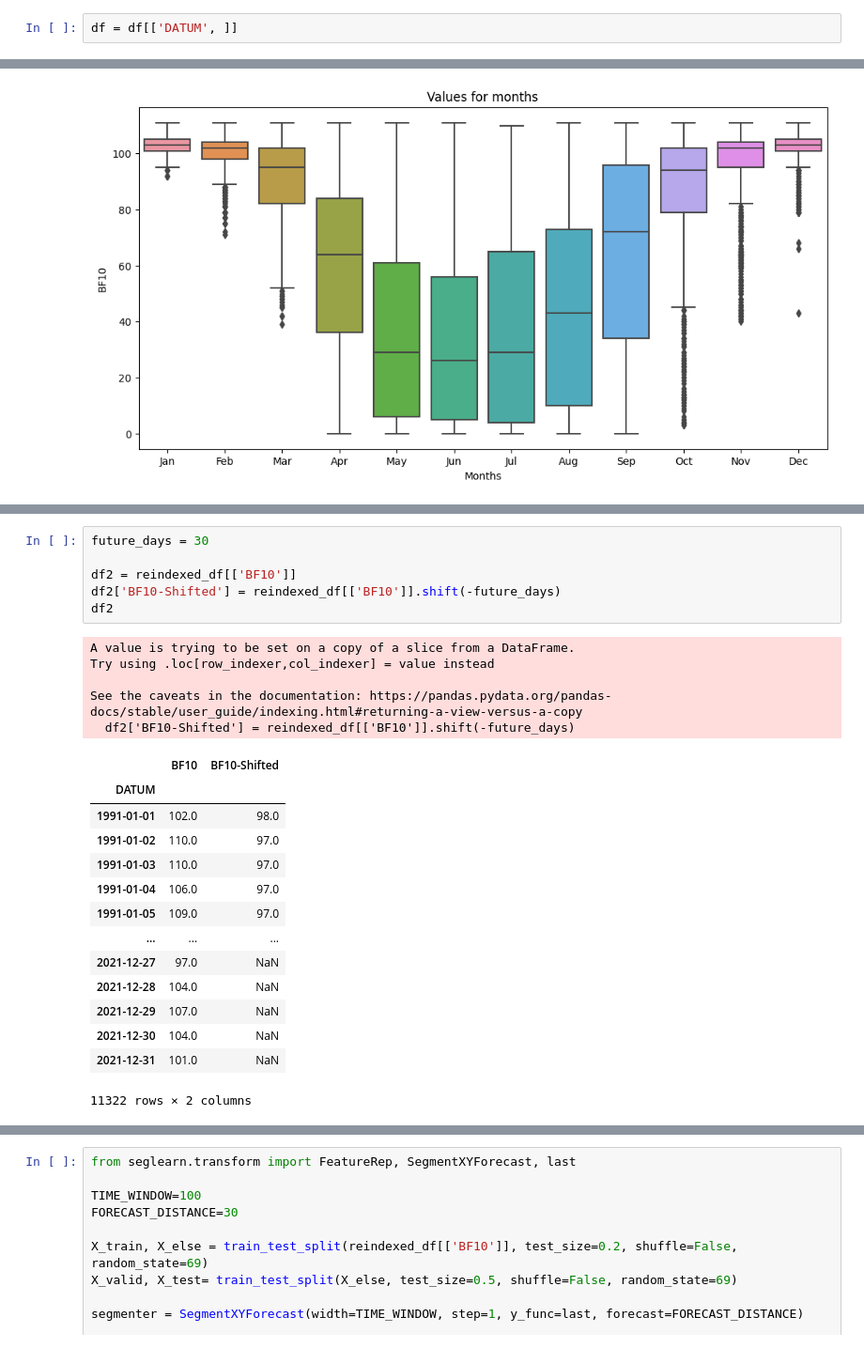
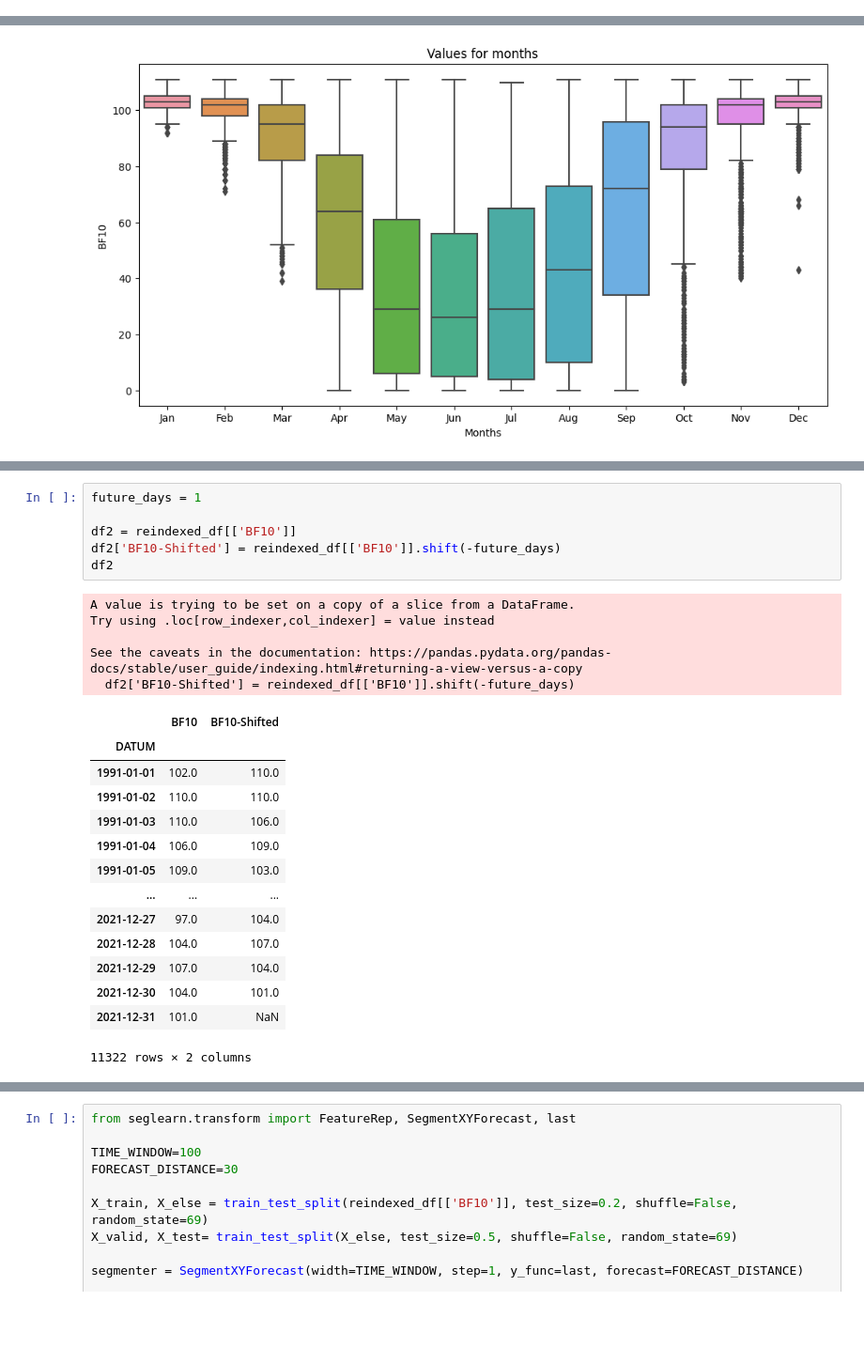
Before and after one commit to RompfRobert/Machine_Learning_and_Deep_Learning, a Jupyter notebook: Capstone-Project/test.ipynb, the cells around one changed output, grey strips where cells are left out. Shown: that part at 94% size. Saved outputs shown, nothing was run; the diff lists cells and outputs as text; blank space fills up the shorter version.

```diff
--- a/Capstone-Project/test.ipynb
+++ b/Capstone-Project/test.ipynb
@@ -40,5 +32,3 @@ Data columns (total 8 columns):
  7   BF10         35672 non-null  int64
 dtypes: datetime64[ns](1), float64(4), int64(3)
 memory usage: 2.2 MB
-# %%
-df = df[['DATUM', ]]
@@ -128,27 +100,27 @@ plt.show()
 # %%
-future_days = 30
+future_days = 1
 
 df2 = reindexed_df[['BF10']]
 df2['BF10-Shifted'] = reindexed_df[['BF10']].shift(-future_days)
 df2
 # %% [output]
 A value is trying to be set on a copy of a slice from a DataFrame.
 Try using .loc[row_indexer,col_indexer] = value instead
 
 See the caveats in the documentation: https://pandas.pydata.org/pandas-docs/stable/user_guide/indexing.html#returning-a-view-versus-a-copy
   df2['BF10-Shifted'] = reindexed_df[['BF10']].shift(-future_days)
 |  | BF10 | BF10-Shifted |
 | DATUM |  |  |
-| 1991-01-01 | 102.0 | 98.0 |
-| 1991-01-02 | 110.0 | 97.0 |
-| 1991-01-03 | 110.0 | 97.0 |
-| 1991-01-04 | 106.0 | 97.0 |
-| 1991-01-05 | 109.0 | 97.0 |
+| 1991-01-01 | 102.0 | 110.0 |
+| 1991-01-02 | 110.0 | 110.0 |
+| 1991-01-03 | 110.0 | 106.0 |
+| 1991-01-04 | 106.0 | 109.0 |
+| 1991-01-05 | 109.0 | 103.0 |
 | ... | ... | ... |
-| 2021-12-27 | 97.0 | NaN |
-| 2021-12-28 | 104.0 | NaN |
-| 2021-12-29 | 107.0 | NaN |
-| 2021-12-30 | 104.0 | NaN |
+| 2021-12-27 | 97.0 | 104.0 |
+| 2021-12-28 | 104.0 | 107.0 |
+| 2021-12-29 | 107.0 | 104.0 |
+| 2021-12-30 | 104.0 | 101.0 |
 | 2021-12-31 | 101.0 | NaN |
 11322 rows × 2 columns
 # %%
```
Also changed, not shown: parts of 27 cells of this notebook, 3 other files.
